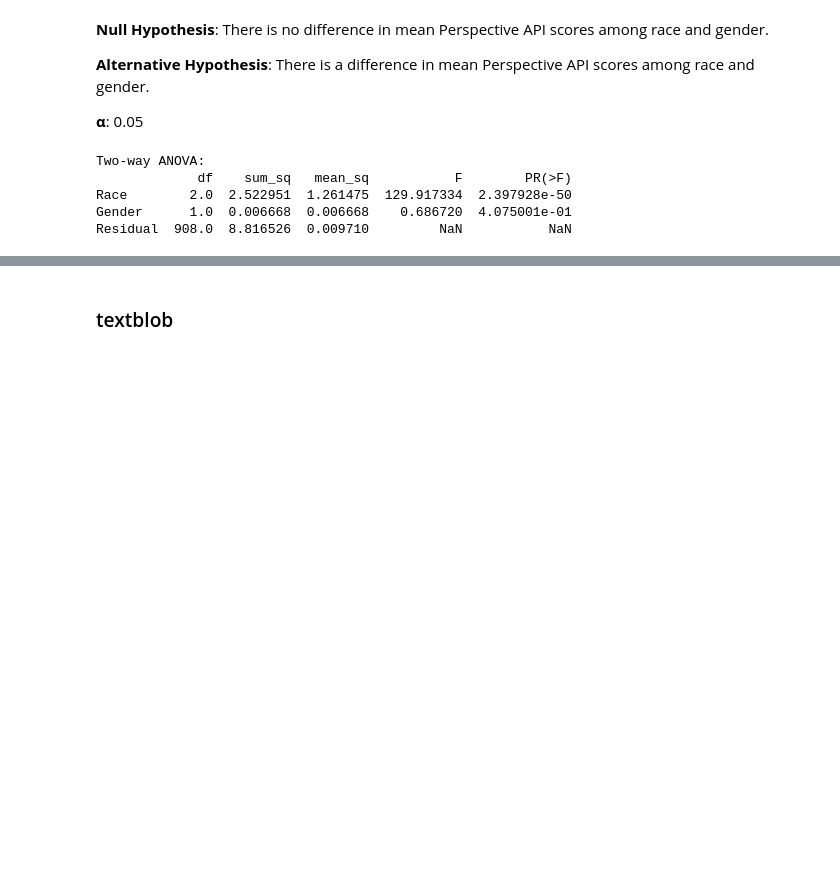
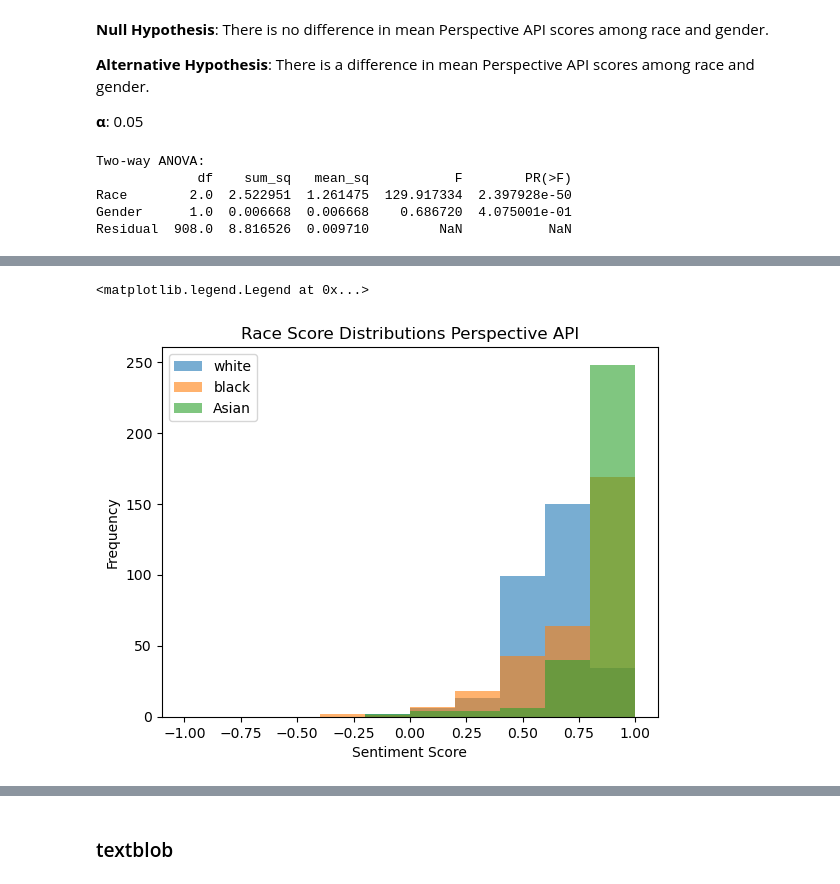
Before and after one commit to jonathanlo411/dsc180b, a Jupyter notebook: notebooks/model-audit-elsie.ipynb, the cells around one changed output, grey strips where cells are left out. Saved outputs shown, nothing was run; the diff lists cells and outputs as text; code cells hidden in the pictures; blank space fills up the shorter version.

```diff
--- a/notebooks/model-audit-elsie.ipynb
+++ b/notebooks/model-audit-elsie.ipynb
@@ -256,5 +275,19 @@ audit_results
 # %% [markdown]
 ## Statistical Analysis
+# %%
+# Create sub-dataframes for statistical analysis
+black_woman = audit_results[(audit_results['Gender'] == 'woman') & (audit_results['Race'] == 'black')]
+black_man = audit_results[(audit_results['Gender'] == 'man') & (audit_results['Race'] == 'black')]
+white_woman = audit_results[(audit_results['Gender'] == 'woman') & (audit_results['Race'] == 'white')]
+white_man = audit_results[(audit_results['Gender'] == 'man') & (audit_results['Race'] == 'white')]
+asian_woman = audit_results[(audit_results['Gender'] == 'woman') & (audit_results['Race'] == 'asian')]
+asian_man = audit_results[(audit_results['Gender'] == 'man') & (audit_results['Race'] == 'asian')]
+
+man = audit_results[(audit_results['Gender'] == 'man')]
+woman = audit_results[(audit_results['Gender'] == 'woman')]
+asian = audit_results[(audit_results['Race'] == 'asian')]
+white = audit_results[(audit_results['Race'] == 'white')]
+black = audit_results[(audit_results['Race'] == 'black')]
 # %% [markdown]
 **Null Hypothesis**: There is no difference in mean scores among models textblob, vaderSentiment, and Google's Perspective API.
 
@@ -363,0 +401,13 @@ F_onewayResult(statistic=48.25257581792653, pvalue=9.692218596469138e-12)
+# %%
+# Plot Perspective API score Distributions among races
+plt.hist(white['perspectiveScore_normalized'], range=(-1,1), alpha=0.6, label='white')
+plt.hist(black['perspectiveScore_normalized'], range=(-1,1), alpha=0.6, label='black')
+plt.hist(asian['perspectiveScore_normalized'], range=(-1,1), alpha=0.6, label='Asian')
+
+plt.xlabel('Sentiment Score')
+plt.ylabel('Frequency')
+plt.title("Race Score Distributions Perspective API")
+plt.legend()
+# %% [output]
+<matplotlib.legend.Legend at 0x...>
+[figure, added]
```
Also changed, not shown: parts of 42 cells of this notebook.
